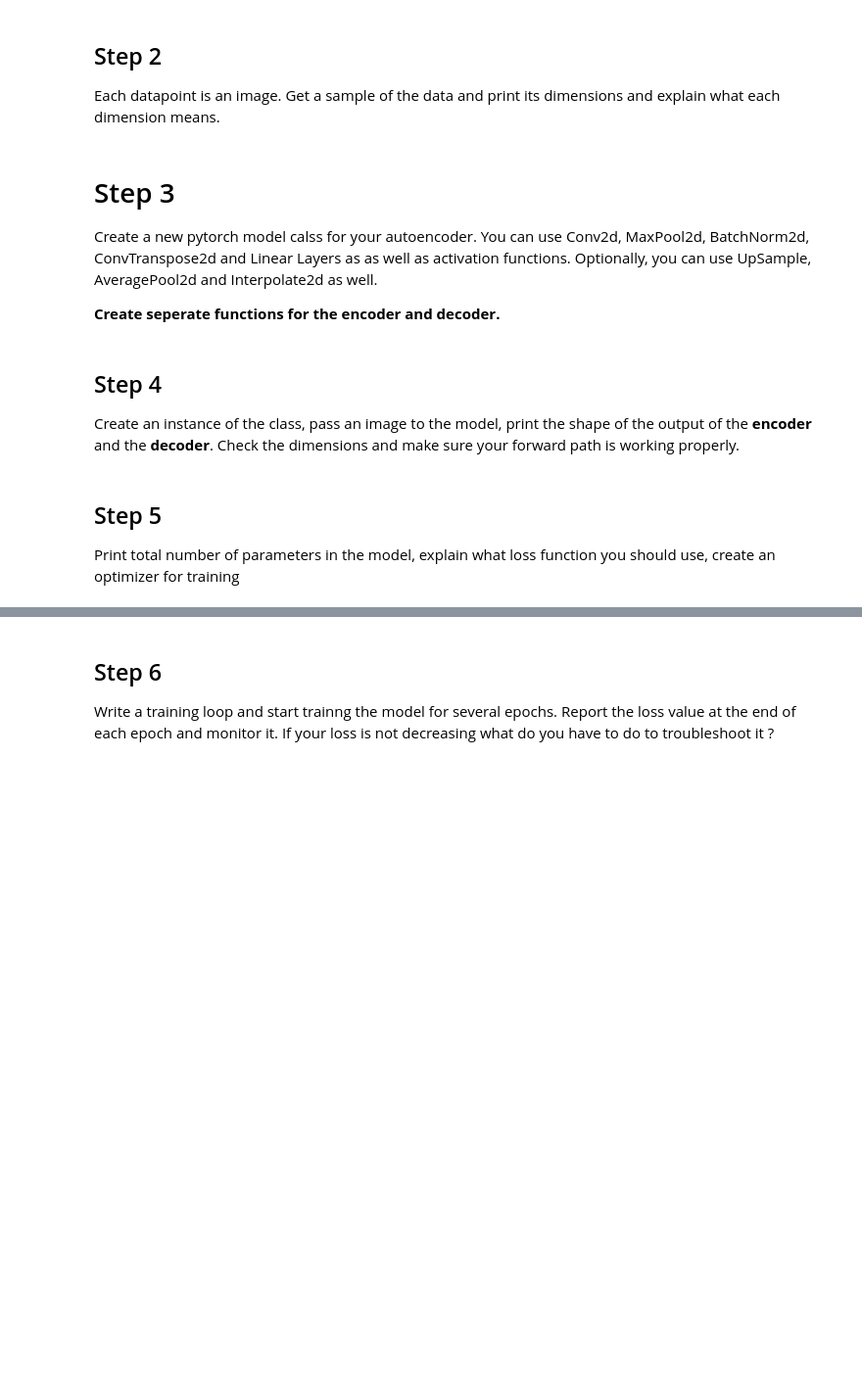
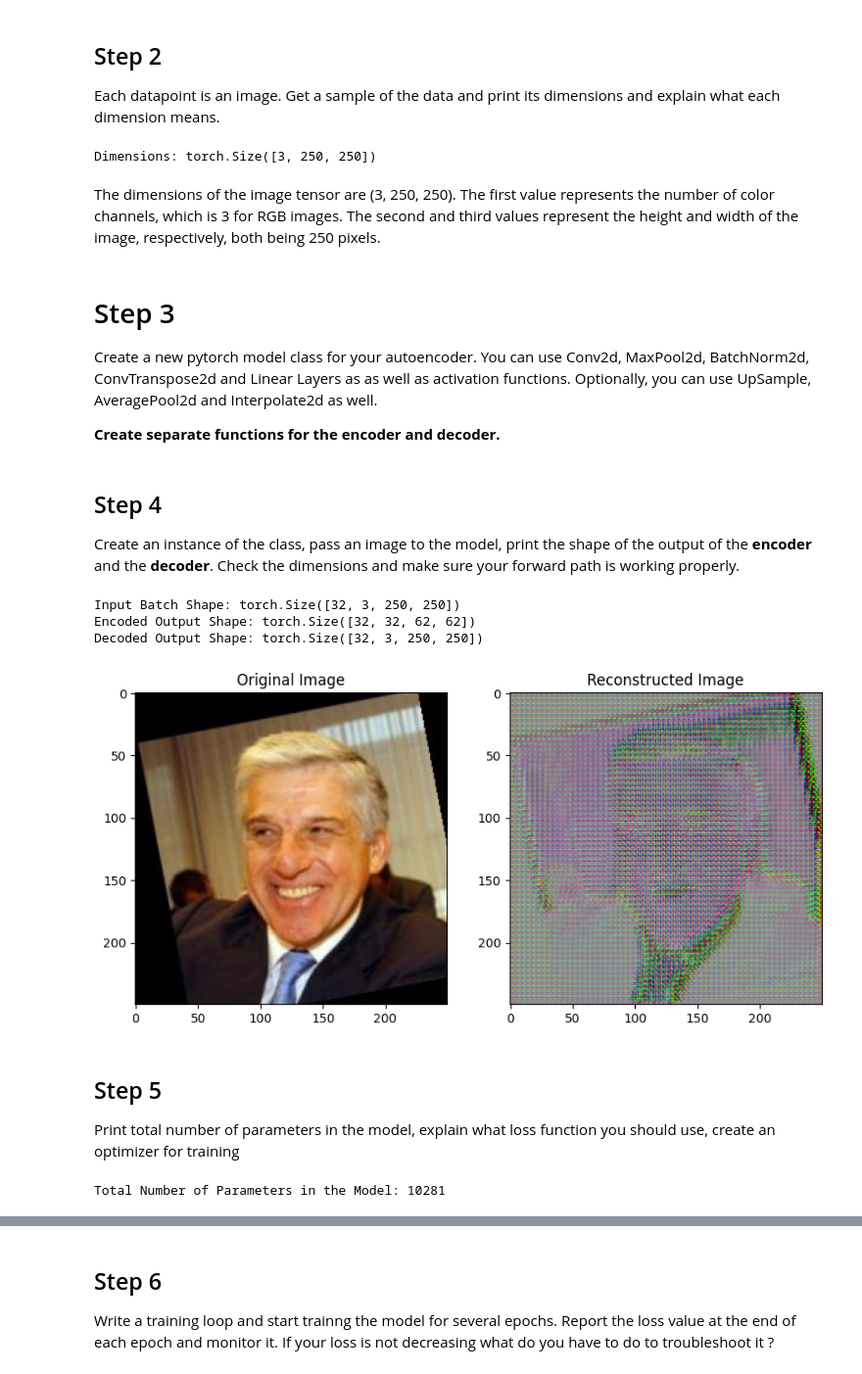
Before and after one commit to danielskjo/cecs-457, a Jupyter notebook: HW3/HW3.ipynb, the cells around one changed output, grey strips where cells are left out. Shown at 98% size. Drawn from its saved outputs; the diff is of its cells as text; code cells hidden in the pictures; blank space fills up the shorter version.

```diff
--- a/HW3/HW3.ipynb
+++ b/HW3/HW3.ipynb
@@ -43,9 +53,19 @@ torch.Size([250, 250, 3])
 # %% [markdown]
 ## Step 2
 Each datapoint is an image. Get a sample of the data and print its dimensions and explain what each dimension means.
+# %%
+for x, y in dataloader:
+    # Print the dimensions for the first image
+    print('Dimensions:', x[0].shape)
+
+    break
+# %% [output]
+Dimensions: torch.Size([3, 250, 250])
+# %% [markdown]
+The dimensions of the image tensor are (3, 250, 250). The first value represents the number of color channels, which is 3 for RGB images. The second and third values represent the height and width of the image, respectively, both being 250 pixels.
 # %% [markdown]
 # Step 3
 
-Create a new pytorch model calss for your autoencoder. You can use Conv2d, MaxPool2d, BatchNorm2d, ConvTranspose2d and Linear Layers as as well as activation functions. Optionally, you can use UpSample, AveragePool2d and Interpolate2d as well.
+Create a new pytorch model class for your autoencoder. You can use Conv2d, MaxPool2d, BatchNorm2d, ConvTranspose2d and Linear Layers as as well as activation functions. Optionally, you can use UpSample, AveragePool2d and Interpolate2d as well.
 
-**Create seperate functions for the encoder and decoder.**
+**Create separate functions for the encoder and decoder.**
@@ -73,3 +116,41 @@ model =
+# %%
+# Create an instance of the autoencoder class
+model = AE()
+# %%
+for images, _ in dataloader:
+    # Compute the encoded output and the decoded output
+    encoded_output = model.encoder(images)
+    decoded_output = model.decoder(encoded_output)
+
+    # Display the input shape, encoded output shape, and decoded output shape
+    print("Input Batch Shape:", images.shape)
+    print("Encoded Output Shape:", encoded_output.shape)
+    print("Decoded Output Shape:", decoded_output.shape)
+
+    # Rearrange the dimensions of the original and reconstructed image
+    original_image = images[0].permute(1, 2, 0)
+    reconstructed_image = decoded_output[0].detach().permute(1, 2, 0)
+
+    # Create subplots
+    fig, axes = plt.subplots(1, 2, figsize=(10, 5))
+
+    # Plot the original image
+    axes[0].imshow(original_image)
+    axes[0].set_title('Original Image')
+
+    # Plot the reconstructed image
+    axes[1].imshow(reconstructed_image)
+    axes[1].set_title("Reconstructed Image")
+
+    # Show the images
+    plt.show()
+
+    break
+# %% [output]
+Input Batch Shape: torch.Size([32, 3, 250, 250])
+Encoded Output Shape: torch.Size([32, 32, 62, 62])
+Decoded Output Shape: torch.Size([32, 3, 250, 250])
+[figure, added]
 # %% [markdown]
 ##  Step 5
 Print total number of parameters in the model, explain what loss function you should use, create an optimizer for training
@@ -79,0 +157,6 @@ loss_function =
+# %%
+# Print the total number of parameters in the model
+num_params = sum(p.numel() for p in model.parameters())
+print(f"Total Number of Parameters in the Model: {num_params}")
+# %% [output]
+Total Number of Parameters in the Model: 10281
```
Also changed, not shown: parts of 22 cells of this notebook.
